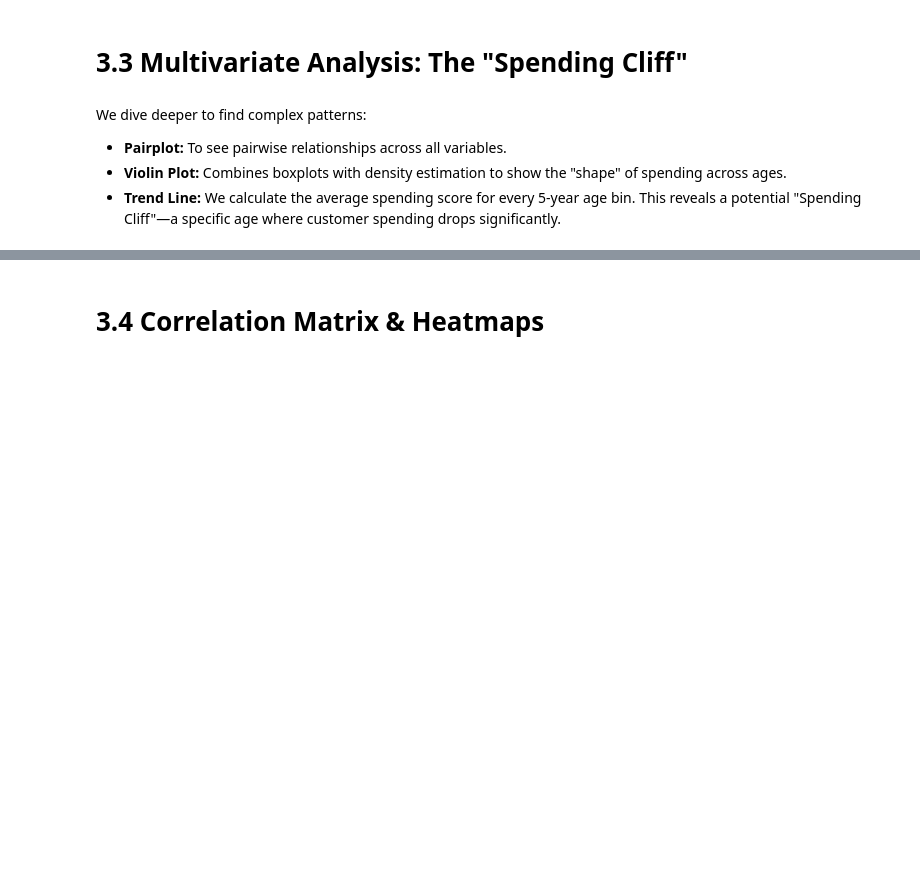
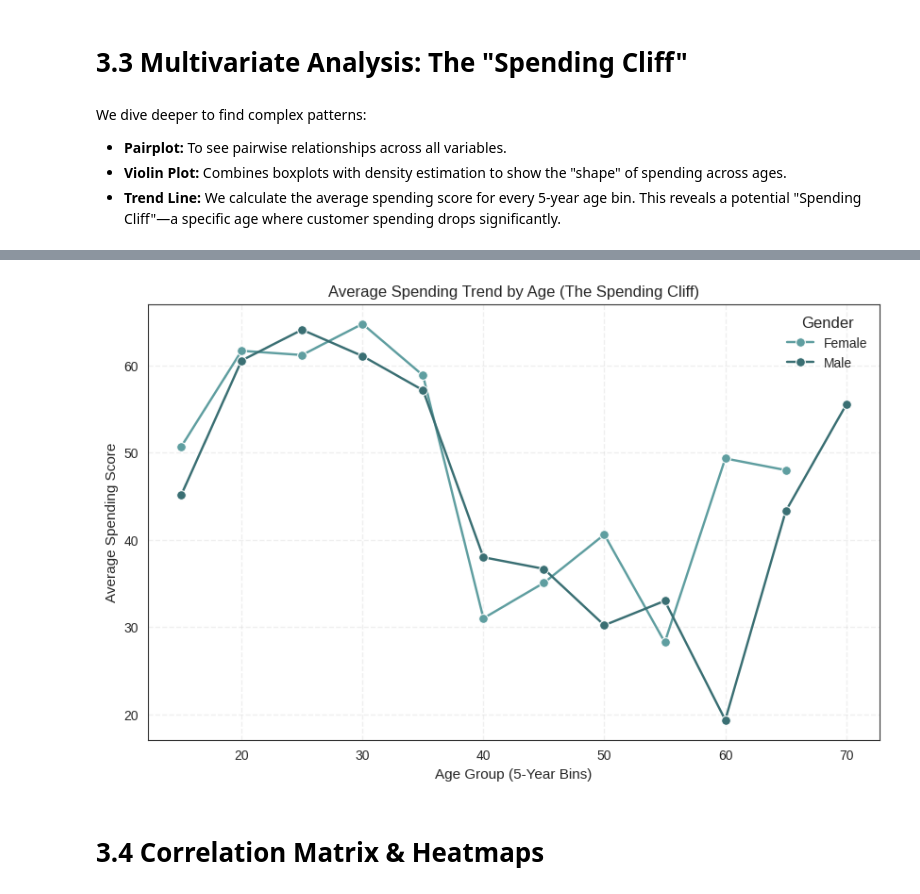
Before and after one commit to leondgarse/msi5102_group_project, a Jupyter notebook: customer-segmentation-eda-k-means-dbscan.ipynb, the cells around one changed output, grey strips where cells are left out. Drawn from its saved outputs; the diff is of its cells as text; code cells hidden in the pictures; blank space fills up the shorter version.

```diff
--- a/customer-segmentation-eda-k-means-dbscan.ipynb
+++ b/customer-segmentation-eda-k-means-dbscan.ipynb
@@ -235,19 +313,21 @@ plt.show()
 # %%
 # Trend Analysis
 df_trend = df.copy()
 df_trend['Age_Bin_5'] = (df_trend['Age'] // 5) * 5
 
 age_trend = df_trend.groupby(['Age_Bin_5', 'Gender'])['Spending Score (1-100)'].mean().reset_index()
 
 plt.figure(figsize=(10, 6))
 sns.lineplot(data=age_trend, x='Age_Bin_5', y='Spending Score (1-100)',
-             hue='Gender', marker='o', palette=teal_corporate_palette)
+             hue='Gender', marker='o', palette=teal_corporate_palette[:2])
 
 plt.title('Average Spending Trend by Age (The Spending Cliff)')
 plt.xlabel('Age Group (5-Year Bins)')
 plt.ylabel('Average Spending Score')
 plt.grid(True, alpha=0.3)
 plt.show()
+# %% [output]
+[figure, added]
 # %% [markdown]
 # 3.4 Correlation Matrix & Heatmaps
 # %% [markdown]
```
Also changed, not shown: parts of 30 cells of this notebook, 1 other file.
